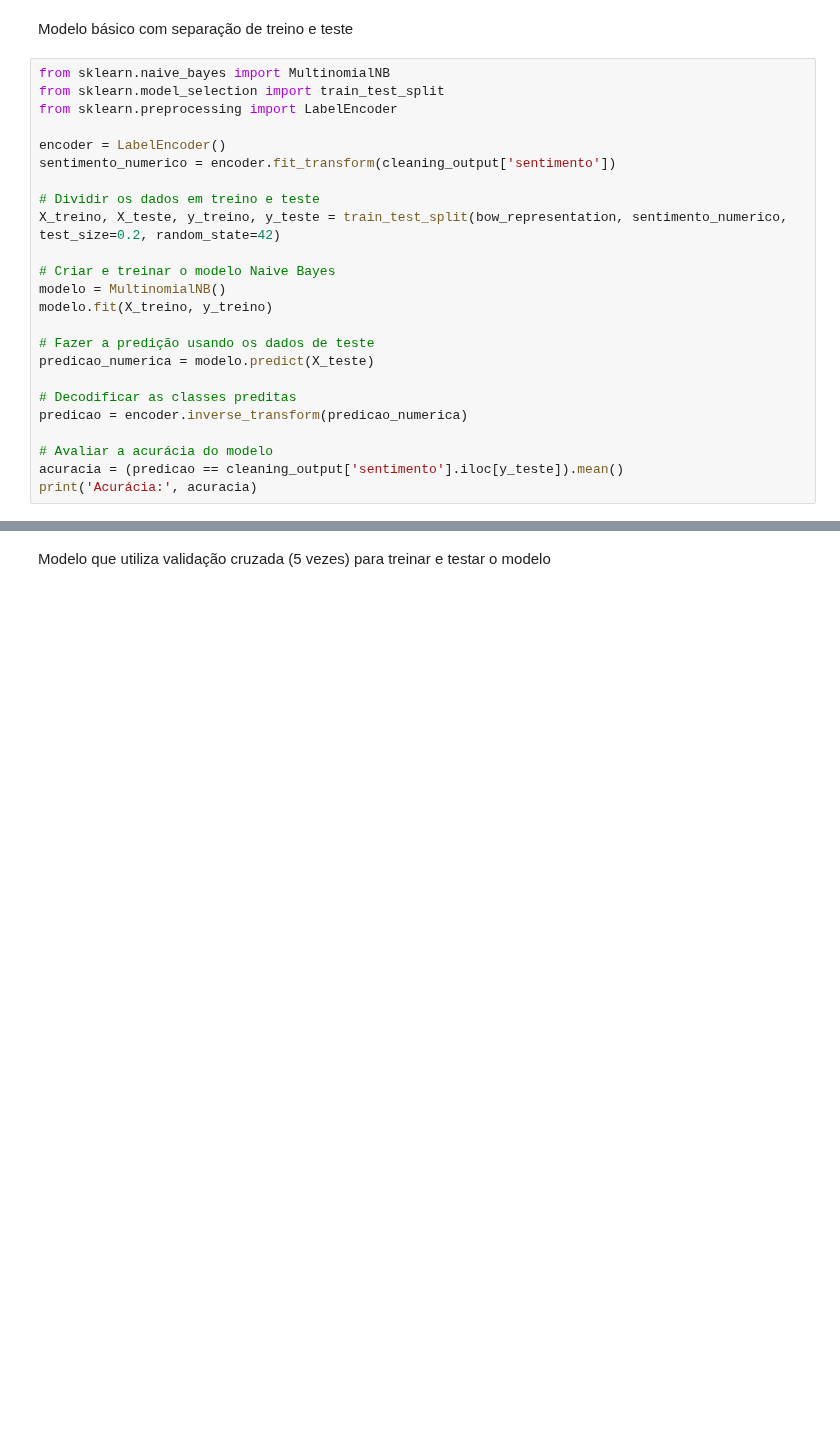
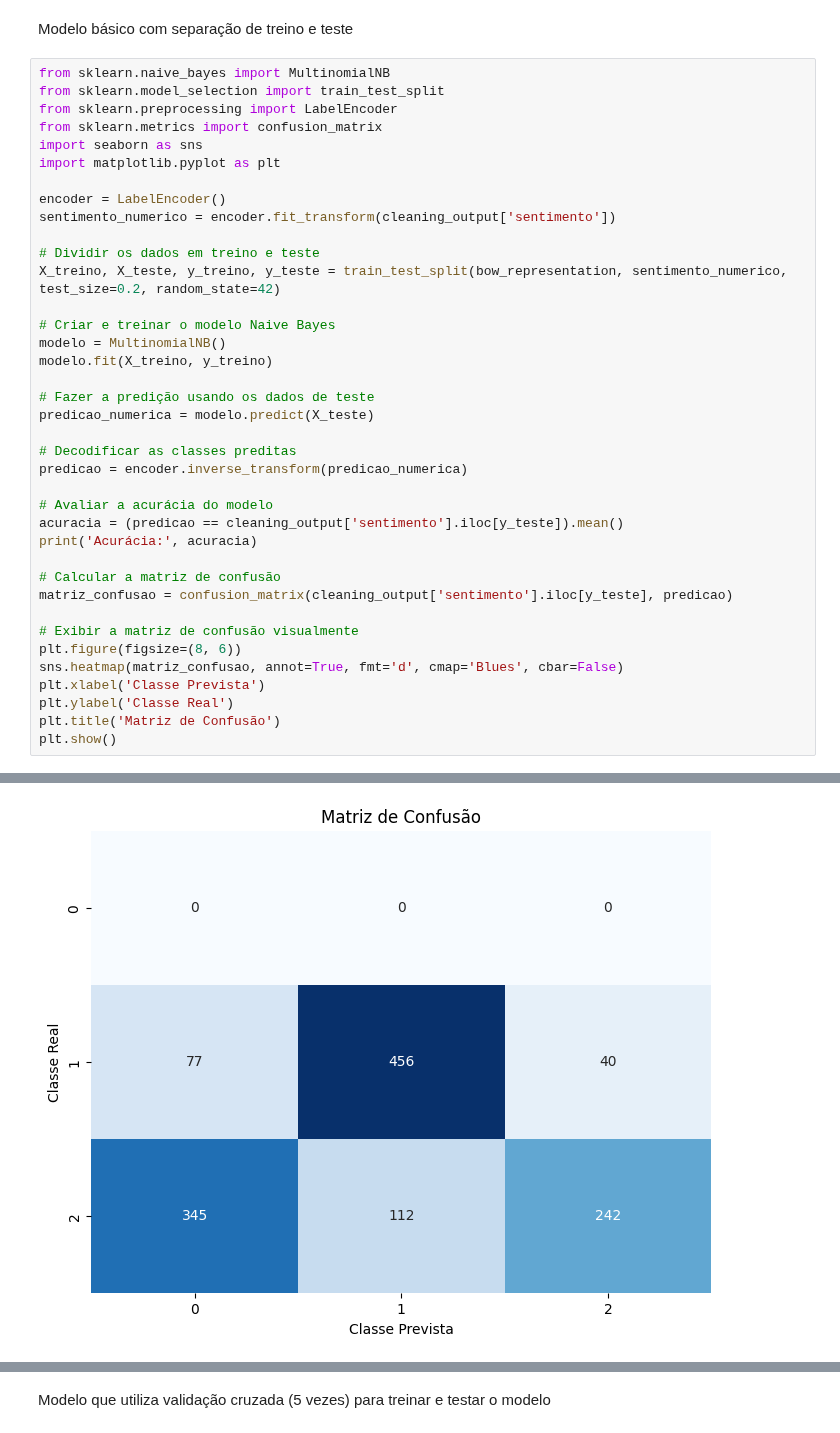
Before and after one commit to 2023M6T4-Inteli/Projeto4, a Jupyter notebook: src/modelos_bag_of_words.ipynb, the cells around one changed output, grey strips where cells are left out. Cells and saved outputs as stored; diff of their text form; blank space fills up the shorter version.

```diff
--- a/src/modelos_bag_of_words.ipynb
+++ b/src/modelos_bag_of_words.ipynb
@@ -506,6 +531,9 @@ Modelo básico com separação de treino e teste
 from sklearn.naive_bayes import MultinomialNB
 from sklearn.model_selection import train_test_split
 from sklearn.preprocessing import LabelEncoder
+from sklearn.metrics import confusion_matrix
+import seaborn as sns
+import matplotlib.pyplot as plt
 
 encoder = LabelEncoder()
 sentimento_numerico = encoder.fit_transform(cleaning_output['sentimento'])
@@ -526,4 +554,15 @@ predicao = encoder.inverse_transform(predicao_numerica)
 # Avaliar a acurácia do modelo
 acuracia = (predicao == cleaning_output['sentimento'].iloc[y_teste]).mean()
 print('Acurácia:', acuracia)
+
+# Calcular a matriz de confusão
+matriz_confusao = confusion_matrix(cleaning_output['sentimento'].iloc[y_teste], predicao)
+
+# Exibir a matriz de confusão visualmente
+plt.figure(figsize=(8, 6))
+sns.heatmap(matriz_confusao, annot=True, fmt='d', cmap='Blues', cbar=False)
+plt.xlabel('Classe Prevista')
+plt.ylabel('Classe Real')
+plt.title('Matriz de Confusão')
+plt.show()
 # %% [output]
@@ -530,0 +570 @@ Acurácia: 0.5471698113207547
+[figure, added]
```
Also changed, not shown: parts of 34 cells of this notebook, 1 other file.
